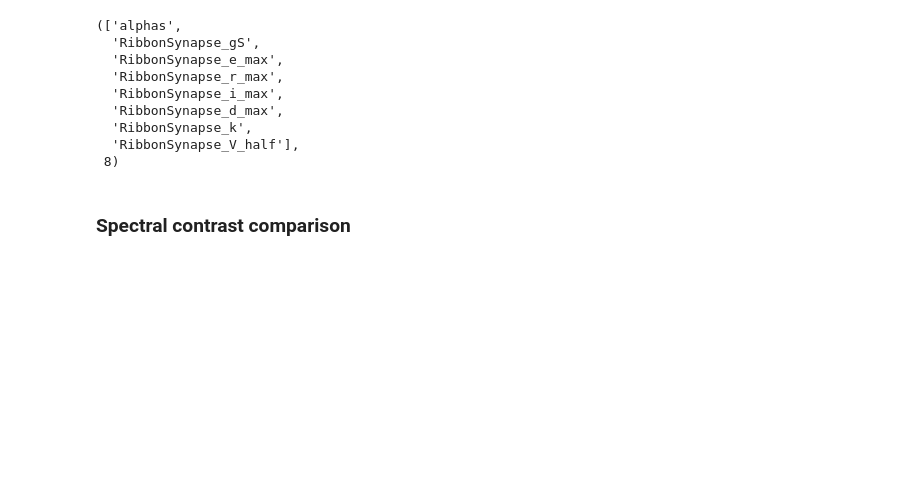
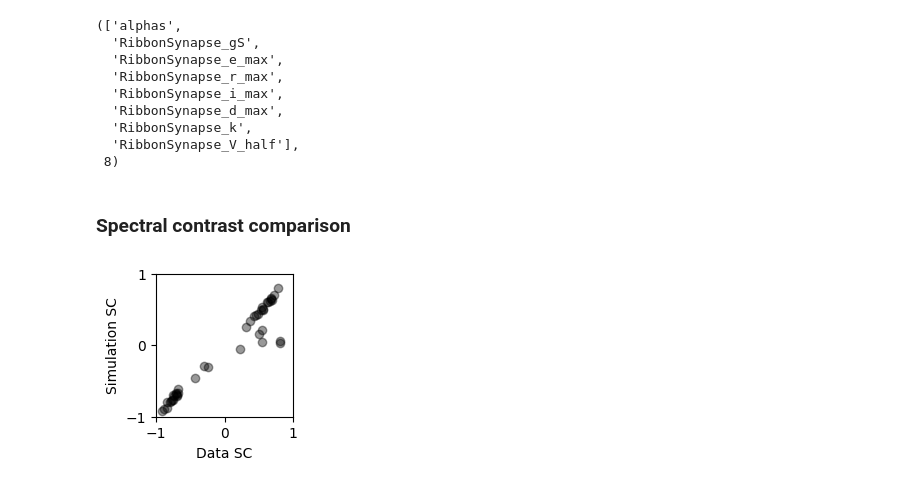
Before and after one commit to berenslab/jaxley-retina, a Jupyter notebook: notebooks/OPL/ribbon_fit.ipynb, the cells around one changed output. Saved outputs shown, nothing was run; the diff lists cells and outputs as text; code cells hidden in the pictures; blank space fills up the shorter version.

Commit message:
Added all figure 2 files and updated train ribbon notebook

```diff
--- a/notebooks/OPL/ribbon_fit.ipynb
+++ b/notebooks/OPL/ribbon_fit.ipynb
@@ -51,8 +50,8 @@ network.init_states()
 # %%
 # Load the data
 with open(train_params["data_path"], "rb") as f:
-    data = pickle.load(f)
-data = data[cell_id]
+    all_data = pickle.load(f)
+data = all_data[cell_id]
 # %%
 # Set up the recordings
 network.delete_recordings()
@@ -78,9 +87,7 @@ stim = stim.at[1, int((ramp_up+2000)/dt):int((ramp_up+3000)/dt)].set(phi_max) #
 ramp_up_tsteps = int(ramp_up / dt)
 # %%
 @jax.jit
-def simulate(opt_params, stim):
-    params = transform.forward(opt_params)
-
+def simulate(params, stim):
     # Set the stimulus
     alpha = params[0]["alphas"]
     stim = (alpha * stim[0, :] + (1 - alpha) * stim[1, :].T).T
@@ -155,6 +162,11 @@ len(all_best_inds)
 # Get the solutions for all the trained parameters
 final_solns = []
 for t_params in trained_params:
+    # Make the values into jax numpy arrays
+    t_params = [
+        {key: jnp.array([value], dtype=jnp.float32) for key, value in d.items()}
+        for d in t_params
+    ]
     final_soln = simulate(t_params, stim)
     final_soln = final_soln[:: int(fs / dt)]
     final_soln -= final_soln[0]
@@ -259,16 +271,18 @@ def get_SCs(soln):
 
 final_solns_arr = jnp.vstack(final_solns)
 sim_SCs = get_SCs(final_solns_arr)
-data_SCs = get_SCs(data[cell_nums])
+data_SCs = get_SCs(all_data[cell_nums])
 # %%
-fig, axs = plt.subplots(figsize=(3, 3), layout="constrained")
+fig, axs = plt.subplots(figsize=(2, 2), layout="constrained")
 axs.scatter(data_SCs, sim_SCs, c="k", alpha=0.4)
 axs.set_xlabel("Data SC")
 axs.set_ylabel("Simulation SC")
 axs.spines["bottom"].set_bounds([-1, 1])
 axs.spines["left"].set_bounds([-1, 1])
 axs.set_xticks([-1, 0, 1])
-axs.set_yticks([-1, 0, 1])
+axs.set_yticks([-1, 0, 1]);
+# %% [output]
+[figure, added]
 # %%
 with open("../../paper/fig2/notebooks/SC_comps.pkl", "wb") as f:
     pickle.dump({"sim_SCs": sim_SCs, "data_SCs": data_SCs}, f)
```
Also changed, not shown: parts of 5 cells of this notebook, 14 other files.
